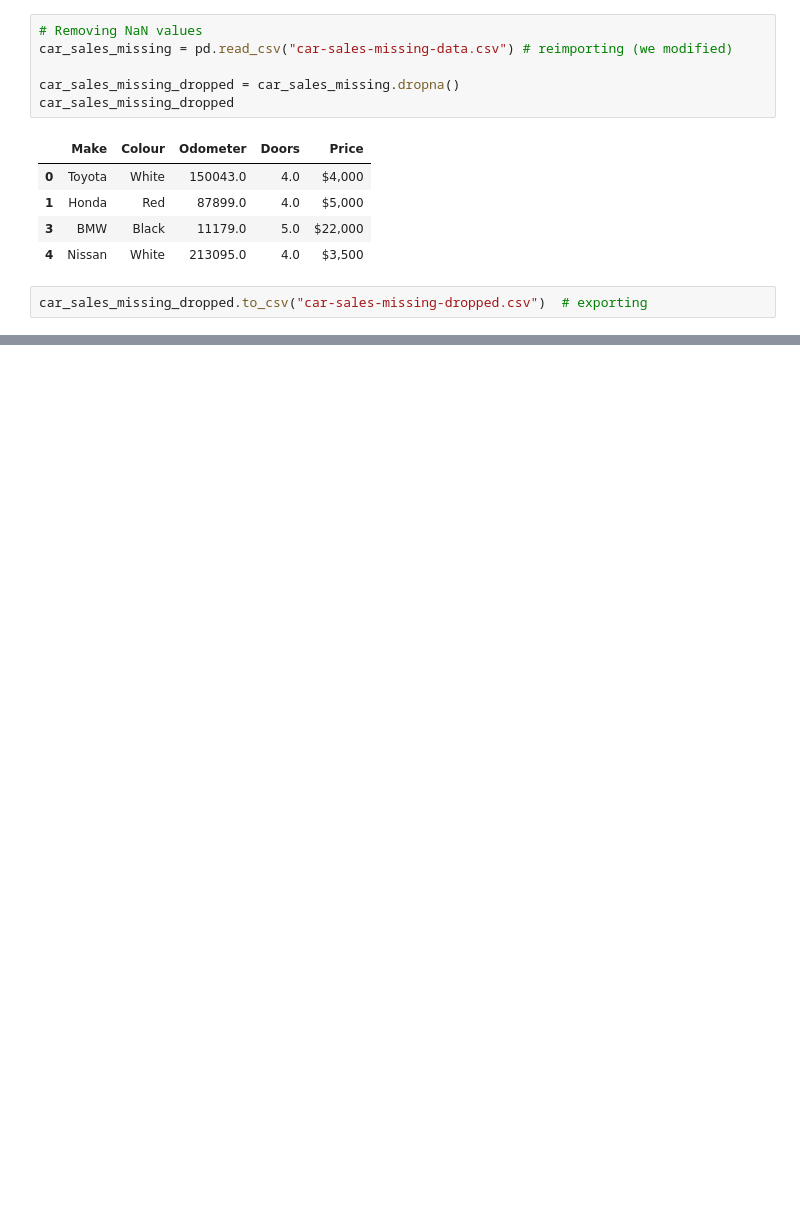
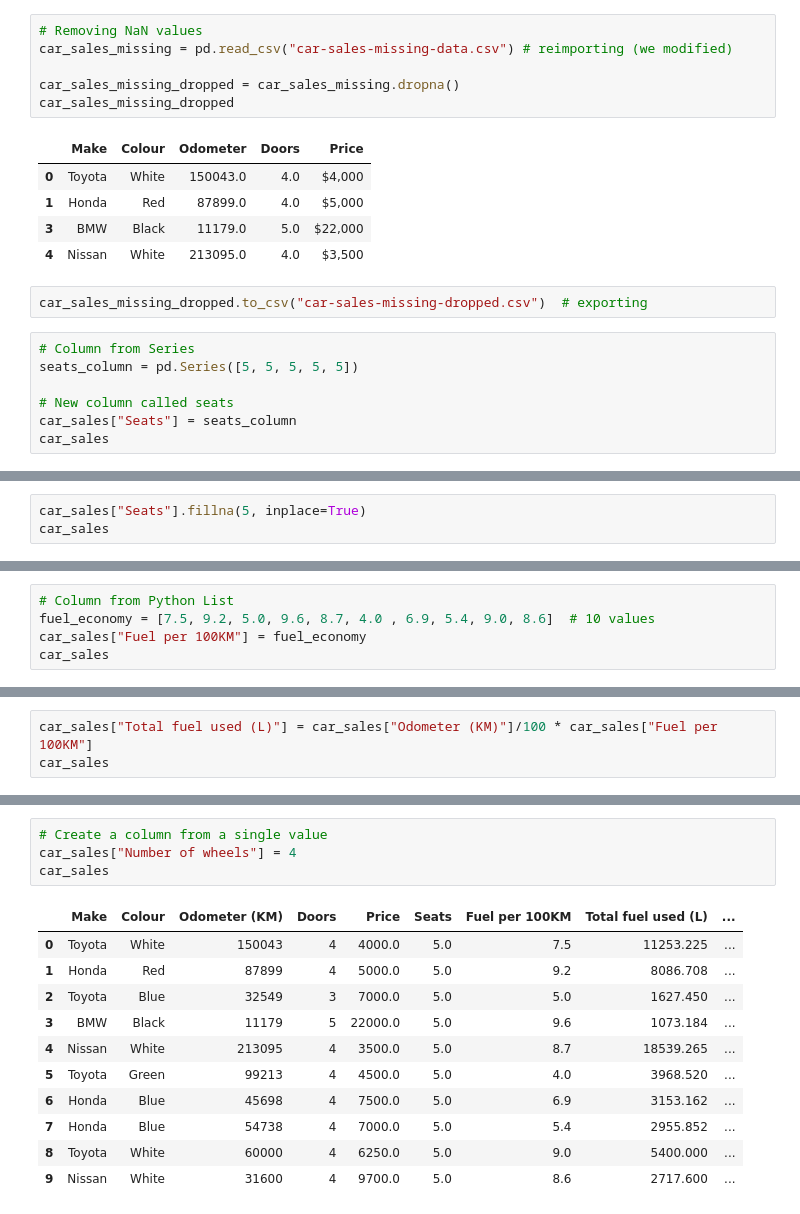
Before and after one commit to islaoliveira/lib_learning, a Jupyter notebook: pandas/pandas.ipynb, the cells around one changed output, grey strips where cells are left out. Cells and saved outputs as stored; diff of their text form; blank space fills up the shorter version.

```diff
--- a/pandas/pandas.ipynb
+++ b/pandas/pandas.ipynb
@@ -391,3 +403,10 @@ car_sales_missing_dropped
 | 4 | Nissan | White | 213095.0 | 4.0 | $3,500 |
 # %%
 car_sales_missing_dropped.to_csv("car-sales-missing-dropped.csv")  # exporting
+# %%
+# Column from Series
+seats_column = pd.Series([5, 5, 5, 5, 5])
+
+# New column called seats
+car_sales["Seats"] = seats_column
+car_sales
@@ -393,0 +425,3 @@ car_sales_missing_dropped.to_csv("car-sales-missing-dropped.csv")  # exporting
+# %%
+car_sales["Seats"].fillna(5, inplace=True)
+car_sales
@@ -393,0 +440,5 @@ car_sales_missing_dropped.to_csv("car-sales-missing-dropped.csv")  # exporting
+# %%
+# Column from Python List
+fuel_economy = [7.5, 9.2, 5.0, 9.6, 8.7, 4.0 , 6.9, 5.4, 9.0, 8.6]  # 10 values
+car_sales["Fuel per 100KM"] = fuel_economy
+car_sales
@@ -393,0 +457,3 @@ car_sales_missing_dropped.to_csv("car-sales-missing-dropped.csv")  # exporting
+# %%
+car_sales["Total fuel used (L)"] = car_sales["Odometer (KM)"]/100 * car_sales["Fuel per 100KM"]
+car_sales
@@ -393,0 +472,16 @@ car_sales_missing_dropped.to_csv("car-sales-missing-dropped.csv")  # exporting
+# %%
+# Create a column from a single value
+car_sales["Number of wheels"] = 4
+car_sales
+# %% [output]
+|  | Make | Colour | Odometer (KM) | Doors | Price | Seats | Fuel per 100KM | Total fuel used (L) | ... |
+| 0 | Toyota | White | 150043 | 4 | 4000.0 | 5.0 | 7.5 | 11253.225 | ... |
+| 1 | Honda | Red | 87899 | 4 | 5000.0 | 5.0 | 9.2 | 8086.708 | ... |
+| 2 | Toyota | Blue | 32549 | 3 | 7000.0 | 5.0 | 5.0 | 1627.450 | ... |
+| 3 | BMW | Black | 11179 | 5 | 22000.0 | 5.0 | 9.6 | 1073.184 | ... |
+| 4 | Nissan | White | 213095 | 4 | 3500.0 | 5.0 | 8.7 | 18539.265 | ... |
+| 5 | Toyota | Green | 99213 | 4 | 4500.0 | 5.0 | 4.0 | 3968.520 | ... |
+| 6 | Honda | Blue | 45698 | 4 | 7500.0 | 5.0 | 6.9 | 3153.162 | ... |
+| 7 | Honda | Blue | 54738 | 4 | 7000.0 | 5.0 | 5.4 | 2955.852 | ... |
+| 8 | Toyota | White | 60000 | 4 | 6250.0 | 5.0 | 9.0 | 5400.000 | ... |
+| 9 | Nissan | White | 31600 | 4 | 9700.0 | 5.0 | 8.6 | 2717.600 | ... |
```
Also changed, not shown: parts of 14 cells of this notebook.
